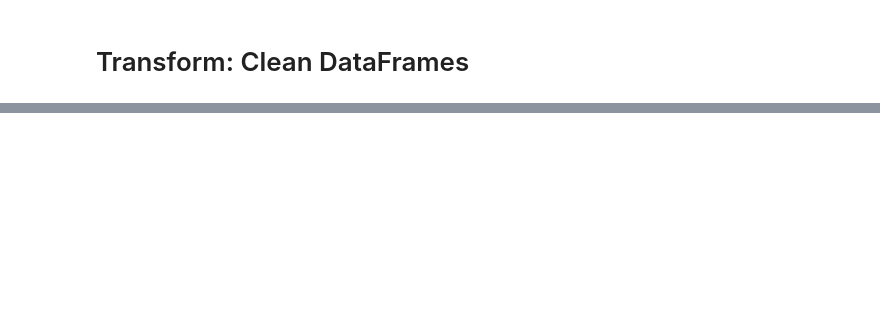
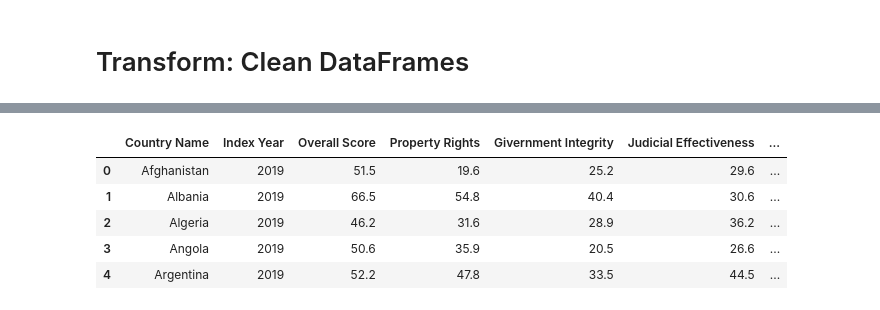
Before and after one commit to hollybergen/Data_Viz_GroupProj_ETL, a Jupyter notebook: Happiness_Master.ipynb, the cells around one changed output, grey strips where cells are left out. Drawn from its saved outputs; the diff is of its cells as text; code cells hidden in the pictures; blank space fills up the shorter version.

Commit message:
Edited jupyter notebook files and combined in master

```diff
--- a/Happiness_Master.ipynb
+++ b/Happiness_Master.ipynb
@@ -114,0 +172,57 @@ Name: 2018, Length: 264, dtype: float64
+# %%
+#------------Transform: Economic dataframe------------#
+
+# Combine all years into one DataFrame
+frames=[economic_index_2019_df,economic_index_2018_df,economic_index_2017_df,economic_index_2016_df,economic_index_2015_df,economic_index_2014_df,economic_index_2013_df,economic_index_2012_df,economic_index_2011_df,economic_index_2010_df,economic_index_2009_df]
+economic_index_df=pd.concat(frames)
+economic_index_df.head()
+
+# List columns, rename, then keep only those we are interested in
+list(economic_index_df)
+
+economics_renamed = {'name': 'Country Name',
+ 'A3 (UN)': 'Country Code',
+ 'index year':'Index Year',
+ 'overall score':'Overall Score',
+ 'property rights':'Property Rights',
+ 'government integrity':'Givernment Integrity',
+ 'judicial effectiveness':'Judicial Effectiveness',
+ 'tax burden':'Tax Burden',
+ 'government spending':'Government Spending',
+ 'fiscal health':'Fiscal Health',
+ 'business freedom':'Business Freedom',
+ 'labor freedom':'Labor Freedom',
+ 'monetary freedom':'Monetary Freedom',
+ 'trade freedom':'Trade Freedom',
+ 'investment freedom':'Investment Freedom',
+ 'financial freedom':'Financial Freedom'}
+
+economic_index_df = economic_index_df.rename(columns=economics_renamed)
+economic_index_df.head()
+list(economic_index_df)
+
+economic_index_df = economic_index_df[['Country Name',
+ 'Index Year',
+ 'Overall Score',
+ 'Property Rights',
+ 'Givernment Integrity',
+ 'Judicial Effectiveness',
+ 'Tax Burden',
+ 'Government Spending',
+ 'Fiscal Health',
+ 'Business Freedom',
+ 'Labor Freedom',
+ 'Monetary Freedom',
+ 'Trade Freedom',
+ 'Investment Freedom',
+ 'Financial Freedom',
+ 'Country Code']]
+
+economic_index_df.head()
+# %% [output]
+|  | Country Name | Index Year | Overall Score | Property Rights | Givernment Integrity | Judicial Effectiveness | ... |
+| 0 | Afghanistan | 2019 | 51.5 | 19.6 | 25.2 | 29.6 | ... |
+| 1 | Albania | 2019 | 66.5 | 54.8 | 40.4 | 30.6 | ... |
+| 2 | Algeria | 2019 | 46.2 | 31.6 | 28.9 | 36.2 | ... |
+| 3 | Angola | 2019 | 50.6 | 35.9 | 20.5 | 26.6 | ... |
+| 4 | Argentina | 2019 | 52.2 | 47.8 | 33.5 | 44.5 | ... |
```
Also changed, not shown: parts of 15 cells of this notebook, 1 other file.
